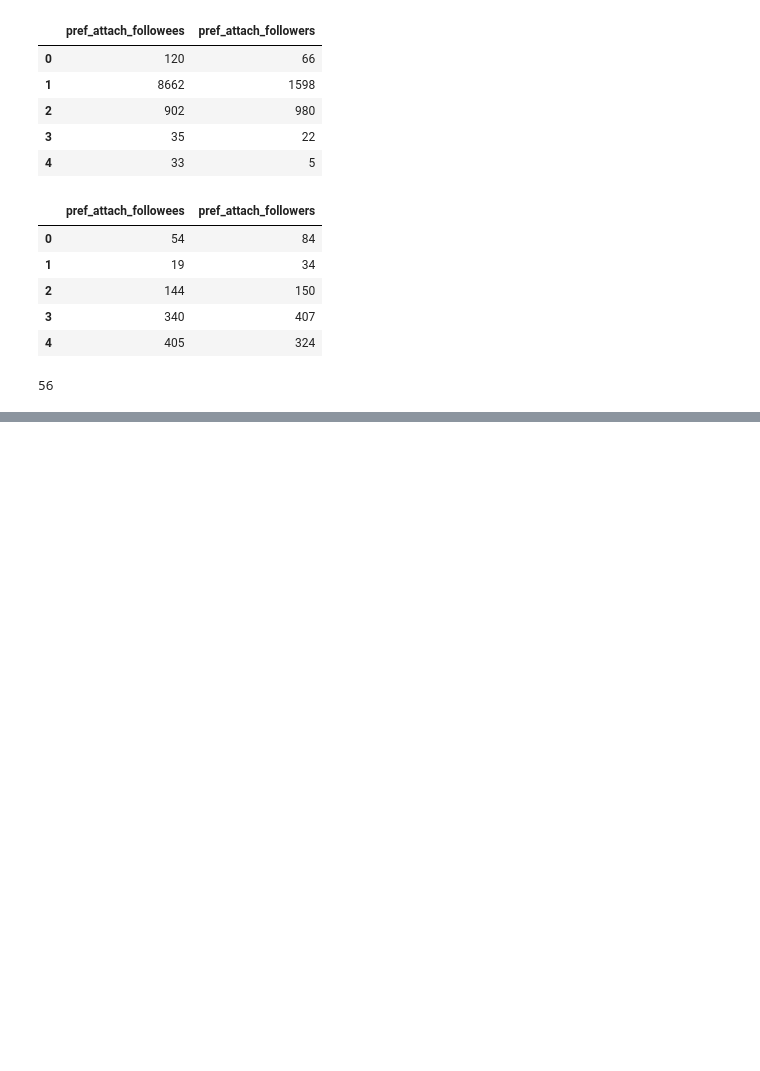
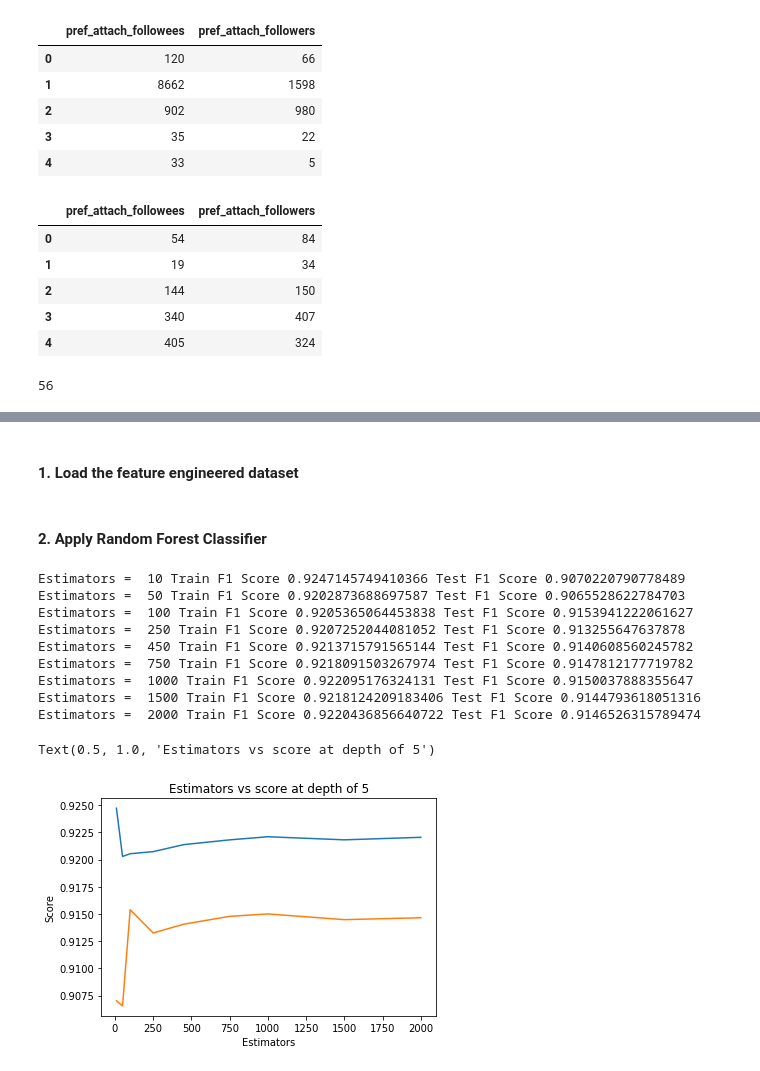
Before and after one commit to saugatapaul1010/Social-Network-Graph-Link-Prediction, a Jupyter notebook: FB_Feature_Engineering.ipynb, the cells around one changed output, grey strips where cells are left out. Saved outputs shown, nothing was run; the diff lists cells and outputs as text; code cells hidden in the pictures; blank space fills up the shorter version.

```diff
--- a/FB_Feature_Engineering.ipynb
+++ b/FB_Feature_Engineering.ipynb
@@ -148,0 +229,50 @@ https://storage.googleapis.com/kaggle-forum-message-attachments/2594/supervised_
+# %% [markdown]
+#### 1. Load the feature engineered dataset
+# %%
+#Independent variables
+df_final_train=pd.read_csv("data/df_final_train_feature_engineered.csv")
+df_final_test=pd.read_csv("data/df_final_test_feature_engineered.csv")
+# %%
+#Target variables
+y_train = df_final_train.indicator_link
+y_test = df_final_test.indicator_link
+# %%
+#Drop the unwanted features + the target variable
+df_final_train.drop(['source_node', 'destination_node','indicator_link'],axis=1,inplace=True)
+df_final_test.drop(['source_node', 'destination_node','indicator_link'],axis=1,inplace=True)
+# %% [markdown]
+#### 2. Apply Random Forest Classifier
+# %%
+#In this block we are tuning only the number of estimators.
+estimators = [10,50,100,250,450,750,1000,1500,2000]
+train_scores = []
+test_scores = []
+for i in estimators:
+    clf = RandomForestClassifier(bootstrap=True, class_weight=None, criterion='gini',
+            max_depth=5, max_features='auto', max_leaf_nodes=None,
+            min_impurity_decrease=0.0, min_impurity_split=None,
+            min_samples_leaf=52, min_samples_split=120,
+            min_weight_fraction_leaf=0.0, n_estimators=i, n_jobs=-1,random_state=25,verbose=0,warm_start=False)
+    clf.fit(df_final_train,y_train)
+    train_sc = f1_score(y_train,clf.predict(df_final_train))
+    test_sc = f1_score(y_test,clf.predict(df_final_test))
+    test_scores.append(test_sc)
+    train_scores.append(train_sc)
+    print('Estimators = ',i,'Train F1 Score',train_sc,'Test F1 Score',test_sc)
+plt.plot(estimators,train_scores,label='Train Score')
+plt.plot(estimators,test_scores,label='Test Score')
+plt.xlabel('Estimators')
+plt.ylabel('Score')
+plt.title('Estimators vs score at depth of 5')
+# %% [output]
+Estimators =  10 Train F1 Score 0.9247145749410366 Test F1 Score 0.9070220790778489
+Estimators =  50 Train F1 Score 0.9202873688697587 Test F1 Score 0.9065528622784703
+Estimators =  100 Train F1 Score 0.9205365064453838 Test F1 Score 0.9153941222061627
+Estimators =  250 Train F1 Score 0.9207252044081052 Test F1 Score 0.913255647637878
+Estimators =  450 Train F1 Score 0.9213715791565144 Test F1 Score 0.9140608560245782
+Estimators =  750 Train F1 Score 0.9218091503267974 Test F1 Score 0.9147812177719782
+Estimators =  1000 Train F1 Score 0.922095176324131 Test F1 Score 0.9150037888355647
+Estimators =  1500 Train F1 Score 0.9218124209183406 Test F1 Score 0.9144793618051316
+Estimators =  2000 Train F1 Score 0.9220436856640722 Test F1 Score 0.9146526315789474
+Text(0.5, 1.0, 'Estimators vs score at depth of 5')
+[figure, added]
```
Also changed, not shown: parts of 21 cells of this notebook.
